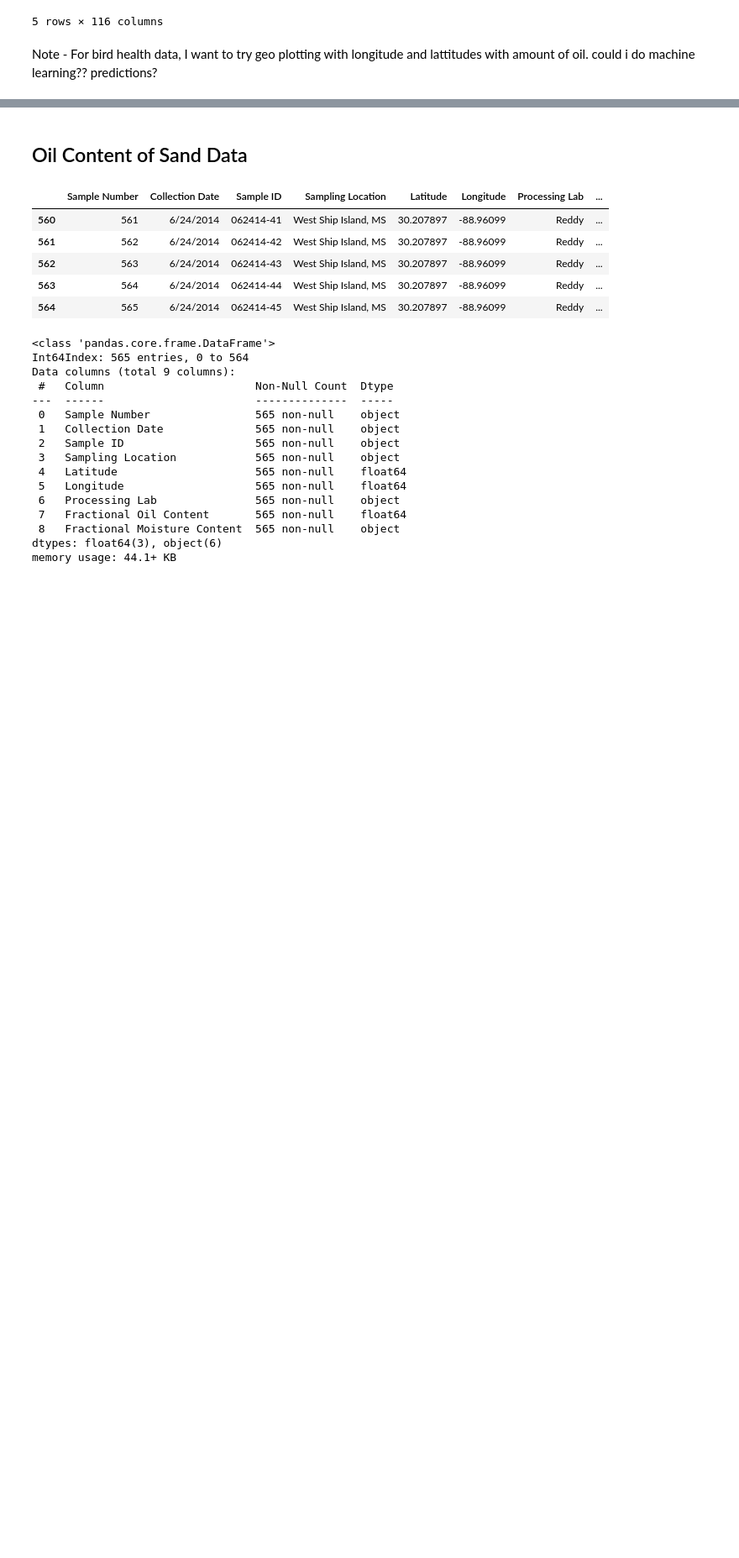
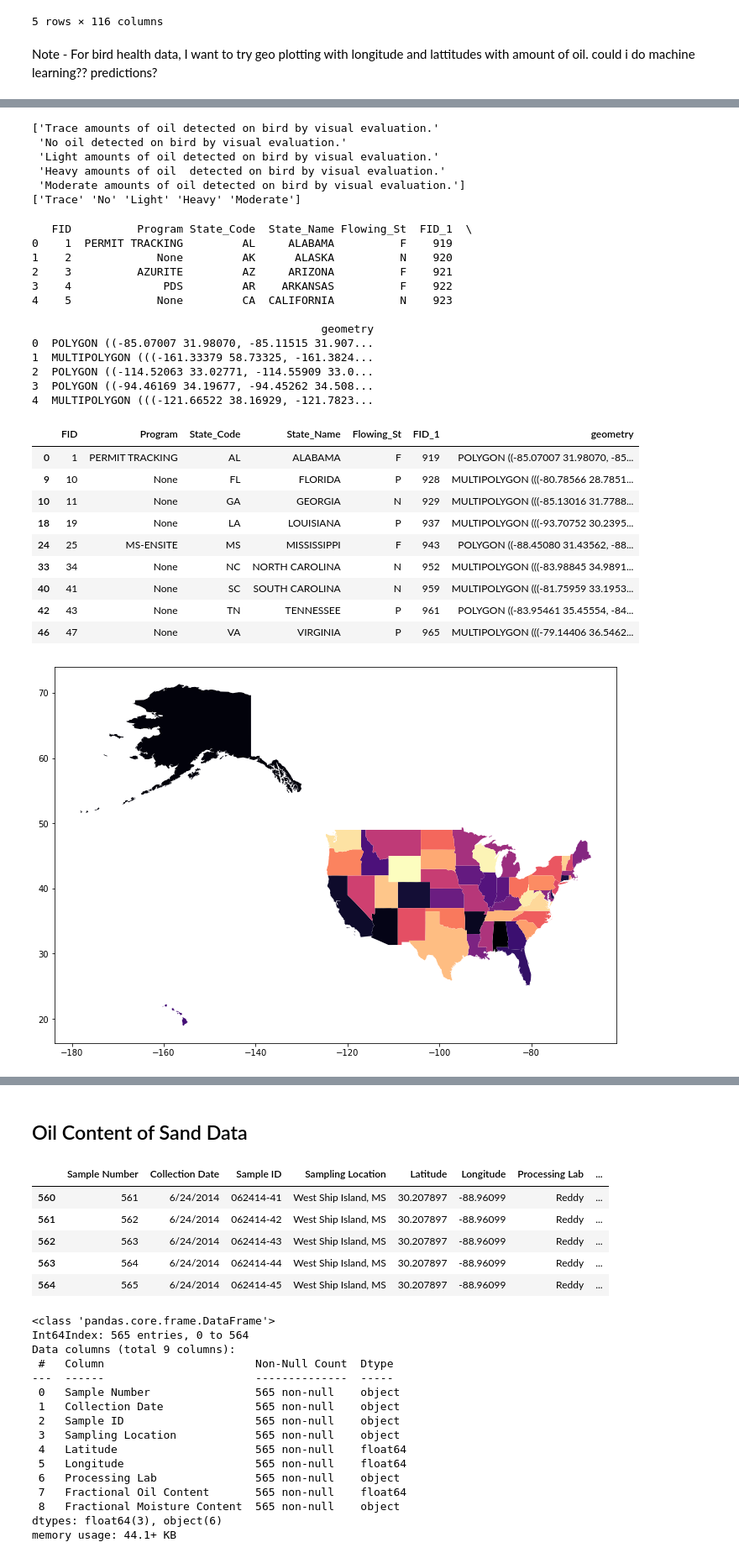
Before and after one commit to gbugieda/final-367-datascience, a Jupyter notebook: Messy.ipynb, the cells around one changed output, grey strips where cells are left out. Shown: that part at 84% size. Saved outputs shown, nothing was run; the diff lists cells and outputs as text; code cells hidden in the pictures; blank space fills up the shorter version.

Commit message:
added more code for birds

```diff
--- a/Messy.ipynb
+++ b/Messy.ipynb
@@ -28,0 +55,46 @@ could i do machine learning?? predictions?
+# %%
+#cleaning data to remove no assesment and turning it into better strings
+birdOil = birdOil[birdOil['Visual Oiling'] != 'Not assessment of oil on bird by visual evaluation.']
+print(birdOil['Visual Oiling'].unique())
+#making strings shorter
+birdOil['Visual Oiling'] = birdOil['Visual Oiling'].apply(lambda x: x.split(' ')[0])
+print(birdOil['Visual Oiling'].unique())
+# %% [output]
+['Trace amounts of oil detected on bird by visual evaluation.'
+ 'No oil detected on bird by visual evaluation.'
+ 'Light amounts of oil detected on bird by visual evaluation.'
+ 'Heavy amounts of oil  detected on bird by visual evaluation.'
+ 'Moderate amounts of oil detected on bird by visual evaluation.']
+['Trace' 'No' 'Light' 'Heavy' 'Moderate']
+# %%
+## Geoplotting where birds were found oiled in some capacity compared to explosion location
+states = gpd.read_file('data/maps/States_shapefile.shp')
+print(states.head())
+states.plot(cmap='magma', figsize=(12,12))
+southeast = states[states['State_Code'].isin(['FL','GA','AL','SC','NC', 'TN', 'LA', 'MS', 'VA'])]
+southeast
+# %% [output]
+   FID          Program State_Code  State_Name Flowing_St  FID_1  \
+0    1  PERMIT TRACKING         AL     ALABAMA          F    919
+1    2             None         AK      ALASKA          N    920
+2    3          AZURITE         AZ     ARIZONA          F    921
+3    4              PDS         AR    ARKANSAS          F    922
+4    5             None         CA  CALIFORNIA          N    923
+
+                                            geometry
+0  POLYGON ((-85.07007 31.98070, -85.11515 31.907...
+1  MULTIPOLYGON (((-161.33379 58.73325, -161.3824...
+2  POLYGON ((-114.52063 33.02771, -114.55909 33.0...
+3  POLYGON ((-94.46169 34.19677, -94.45262 34.508...
+4  MULTIPOLYGON (((-121.66522 38.16929, -121.7823...
+|  | FID | Program | State_Code | State_Name | Flowing_St | FID_1 | geometry |
+| 0 | 1 | PERMIT TRACKING | AL | ALABAMA | F | 919 | POLYGON ((-85.07007 31.98070, -85... |
+| 9 | 10 | None | FL | FLORIDA | P | 928 | MULTIPOLYGON (((-80.78566 28.7851... |
+| 10 | 11 | None | GA | GEORGIA | N | 929 | MULTIPOLYGON (((-85.13016 31.7788... |
+| 18 | 19 | None | LA | LOUISIANA | P | 937 | MULTIPOLYGON (((-93.70752 30.2395... |
+| 24 | 25 | MS-ENSITE | MS | MISSISSIPPI | F | 943 | POLYGON ((-88.45080 31.43562, -88... |
+| 33 | 34 | None | NC | NORTH CAROLINA | N | 952 | MULTIPOLYGON (((-83.98845 34.9891... |
+| 40 | 41 | None | SC | SOUTH CAROLINA | N | 959 | MULTIPOLYGON (((-81.75959 33.1953... |
+| 42 | 43 | None | TN | TENNESSEE | P | 961 | POLYGON ((-83.95461 35.45554, -84... |
+| 46 | 47 | None | VA | VIRGINIA | P | 965 | MULTIPOLYGON (((-79.14406 36.5462... |
+[figure, added]
```
Also changed, not shown: parts of 16 cells of this notebook, 16 other files.
